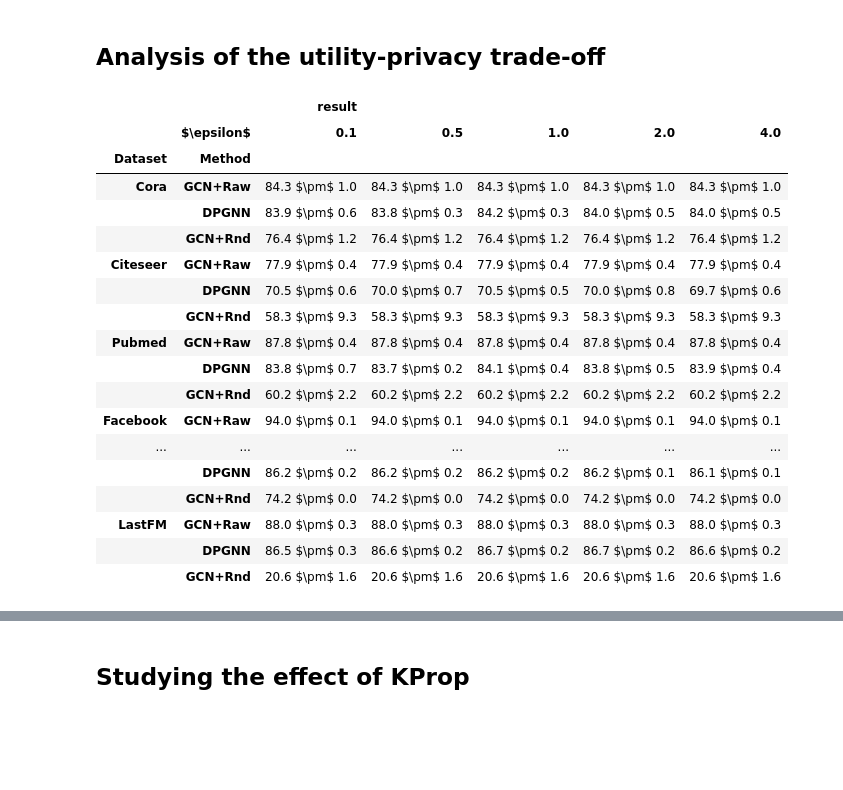
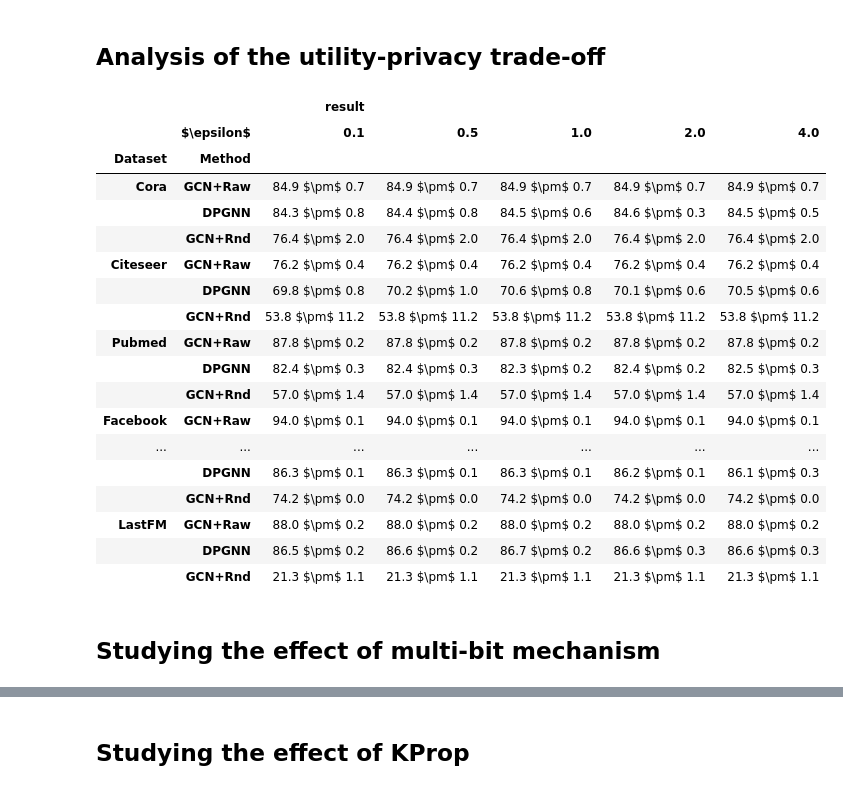
Before and after one commit to sisaman/LPGNN, a Jupyter notebook: results.ipynb, the cells around one changed output, grey strips where cells are left out. Cells and saved outputs as stored; diff of their text form; code cells hidden in the pictures; blank space fills up the shorter version.

```diff
--- a/results.ipynb
+++ b/results.ipynb
@@ -143,3 +78,6 @@ def latex_output(df_results, top_method, colored_method=None, color=None, size=N
+# %%
+results_path = 'results-old/'
+datasets = available_datasets()
 # %% [markdown]
 ## Analysis of the utility-privacy trade-off
 # %%
@@ -188,46 +124,48 @@ data_rnd = explode(data_rnd, col='eps', val=epsilons)
 # %%
 names = {
     'raw': '1-GCN+Raw',
     'mbm': '2-DPGNN',
     'rnd': '3-GCN+Rnd',
     'cora': '1-Cora',
     'citeseer': '2-Citeseer',
     'pubmed': '3-Pubmed',
     'facebook': '4-Facebook',
     'github': '5-Github',
     'lastfm': '6-LastFM'
 }
-df_mean = data_dpgnn.groupby(['dataset', 'eps', 'hop'])['value'].mean().reset_index()
-idx = df_mean.groupby(['dataset', 'eps'])['value'].transform(max) == df_mean['value']
+df_mean = data_dpgnn.groupby(['dataset', 'eps', 'step'])['test_acc'].mean().reset_index()
+idx = df_mean.groupby(['dataset', 'eps'])['test_acc'].transform(max) == df_mean['test_acc']
 df_max = df_mean[idx]
-df_final = data_dpgnn.merge(df_max.drop(columns='value'), on=['dataset', 'eps', 'hop'], how='inner')
+df_final = data_dpgnn.merge(df_max.drop(columns='test_acc'), on=['dataset', 'eps', 'step'], how='inner')
 data = df_final.append(data_gcn, ignore_index=True).append(data_rnd, ignore_index=True)
-data = data.groupby(['dataset', 'method', 'eps']).agg({'value': ['mean', lambda x: np.std(x)]}).reset_index()
+data = data.groupby(['dataset', 'method', 'eps']).agg({'test_acc': ['mean', lambda x: np.std(x)]}).reset_index()
 data = data.replace(names)
 data.columns = ['Dataset', 'Method', '$\epsilon$', 'mean', 'std']
-data['result'] = data[['mean', 'std']].apply(lambda row: '%.1f $\pm$ %.1f' % (row['mean']*100, row['std']*100), axis=1)
+data['result'] = data[['mean', 'std']].apply(lambda row: '%.1f $\pm$ %.1f' % (row['mean'], row['std']), axis=1)
 data = data.drop(columns=['mean', 'std']).set_index(['Dataset', 'Method', '$\epsilon$'])
 data = data.unstack()
 data = data.rename(index=lambda name: name[2:] if name[1] == '-' else name)
 data
 # latex_output(data, top_method='GCN+Raw', size='\scriptsize', color='blue', colored_method='DPGNN')
 # %% [output]
 |  |  | result |  |  |  |  |
 |  | $\epsilon$ | 0.1 | 0.5 | 1.0 | 2.0 | 4.0 |
 | Dataset | Method |  |  |  |  |  |
-| Cora | GCN+Raw | 84.3 $\pm$ 1.0 | 84.3 $\pm$ 1.0 | 84.3 $\pm$ 1.0 | 84.3 $\pm$ 1.0 | 84.3 $\pm$ 1.0 |
-|  | DPGNN | 83.9 $\pm$ 0.6 | 83.8 $\pm$ 0.3 | 84.2 $\pm$ 0.3 | 84.0 $\pm$ 0.5 | 84.0 $\pm$ 0.5 |
-|  | GCN+Rnd | 76.4 $\pm$ 1.2 | 76.4 $\pm$ 1.2 | 76.4 $\pm$ 1.2 | 76.4 $\pm$ 1.2 | 76.4 $\pm$ 1.2 |
-| Citeseer | GCN+Raw | 77.9 $\pm$ 0.4 | 77.9 $\pm$ 0.4 | 77.9 $\pm$ 0.4 | 77.9 $\pm$ 0.4 | 77.9 $\pm$ 0.4 |
-|  | DPGNN | 70.5 $\pm$ 0.6 | 70.0 $\pm$ 0.7 | 70.5 $\pm$ 0.5 | 70.0 $\pm$ 0.8 | 69.7 $\pm$ 0.6 |
-|  | GCN+Rnd | 58.3 $\pm$ 9.3 | 58.3 $\pm$ 9.3 | 58.3 $\pm$ 9.3 | 58.3 $\pm$ 9.3 | 58.3 $\pm$ 9.3 |
-| Pubmed | GCN+Raw | 87.8 $\pm$ 0.4 | 87.8 $\pm$ 0.4 | 87.8 $\pm$ 0.4 | 87.8 $\pm$ 0.4 | 87.8 $\pm$ 0.4 |
-|  | DPGNN | 83.8 $\pm$ 0.7 | 83.7 $\pm$ 0.2 | 84.1 $\pm$ 0.4 | 83.8 $\pm$ 0.5 | 83.9 $\pm$ 0.4 |
-|  | GCN+Rnd | 60.2 $\pm$ 2.2 | 60.2 $\pm$ 2.2 | 60.2 $\pm$ 2.2 | 60.2 $\pm$ 2.2 | 60.2 $\pm$ 2.2 |
+| Cora | GCN+Raw | 84.9 $\pm$ 0.7 | 84.9 $\pm$ 0.7 | 84.9 $\pm$ 0.7 | 84.9 $\pm$ 0.7 | 84.9 $\pm$ 0.7 |
+|  | DPGNN | 84.3 $\pm$ 0.8 | 84.4 $\pm$ 0.8 | 84.5 $\pm$ 0.6 | 84.6 $\pm$ 0.3 | 84.5 $\pm$ 0.5 |
+|  | GCN+Rnd | 76.4 $\pm$ 2.0 | 76.4 $\pm$ 2.0 | 76.4 $\pm$ 2.0 | 76.4 $\pm$ 2.0 | 76.4 $\pm$ 2.0 |
+| Citeseer | GCN+Raw | 76.2 $\pm$ 0.4 | 76.2 $\pm$ 0.4 | 76.2 $\pm$ 0.4 | 76.2 $\pm$ 0.4 | 76.2 $\pm$ 0.4 |
+|  | DPGNN | 69.8 $\pm$ 0.8 | 70.2 $\pm$ 1.0 | 70.6 $\pm$ 0.8 | 70.1 $\pm$ 0.6 | 70.5 $\pm$ 0.6 |
+|  | GCN+Rnd | 53.8 $\pm$ 11.2 | 53.8 $\pm$ 11.2 | 53.8 $\pm$ 11.2 | 53.8 $\pm$ 11.2 | 53.8 $\pm$ 11.2 |
+| Pubmed | GCN+Raw | 87.8 $\pm$ 0.2 | 87.8 $\pm$ 0.2 | 87.8 $\pm$ 0.2 | 87.8 $\pm$ 0.2 | 87.8 $\pm$ 0.2 |
+|  | DPGNN | 82.4 $\pm$ 0.3 | 82.4 $\pm$ 0.3 | 82.3 $\pm$ 0.2 | 82.4 $\pm$ 0.2 | 82.5 $\pm$ 0.3 |
+|  | GCN+Rnd | 57.0 $\pm$ 1.4 | 57.0 $\pm$ 1.4 | 57.0 $\pm$ 1.4 | 57.0 $\pm$ 1.4 | 57.0 $\pm$ 1.4 |
 | Facebook | GCN+Raw | 94.0 $\pm$ 0.1 | 94.0 $\pm$ 0.1 | 94.0 $\pm$ 0.1 | 94.0 $\pm$ 0.1 | 94.0 $\pm$ 0.1 |
 | ... | ... | ... | ... | ... | ... | ... |
-|  | DPGNN | 86.2 $\pm$ 0.2 | 86.2 $\pm$ 0.2 | 86.2 $\pm$ 0.2 | 86.2 $\pm$ 0.1 | 86.1 $\pm$ 0.1 |
+|  | DPGNN | 86.3 $\pm$ 0.1 | 86.3 $\pm$ 0.1 | 86.3 $\pm$ 0.1 | 86.2 $\pm$ 0.1 | 86.1 $\pm$ 0.3 |
 |  | GCN+Rnd | 74.2 $\pm$ 0.0 | 74.2 $\pm$ 0.0 | 74.2 $\pm$ 0.0 | 74.2 $\pm$ 0.0 | 74.2 $\pm$ 0.0 |
-| LastFM | GCN+Raw | 88.0 $\pm$ 0.3 | 88.0 $\pm$ 0.3 | 88.0 $\pm$ 0.3 | 88.0 $\pm$ 0.3 | 88.0 $\pm$ 0.3 |
-|  | DPGNN | 86.5 $\pm$ 0.3 | 86.6 $\pm$ 0.2 | 86.7 $\pm$ 0.2 | 86.7 $\pm$ 0.2 | 86.6 $\pm$ 0.2 |
-|  | GCN+Rnd | 20.6 $\pm$ 1.6 | 20.6 $\pm$ 1.6 | 20.6 $\pm$ 1.6 | 20.6 $\pm$ 1.6 | 20.6 $\pm$ 1.6 |
+| LastFM | GCN+Raw | 88.0 $\pm$ 0.2 | 88.0 $\pm$ 0.2 | 88.0 $\pm$ 0.2 | 88.0 $\pm$ 0.2 | 88.0 $\pm$ 0.2 |
+|  | DPGNN | 86.5 $\pm$ 0.2 | 86.6 $\pm$ 0.2 | 86.7 $\pm$ 0.2 | 86.6 $\pm$ 0.3 | 86.6 $\pm$ 0.3 |
+|  | GCN+Rnd | 21.3 $\pm$ 1.1 | 21.3 $\pm$ 1.1 | 21.3 $\pm$ 1.1 | 21.3 $\pm$ 1.1 | 21.3 $\pm$ 1.1 |
+# %% [markdown]
+## Studying the effect of multi-bit mechanism
```
Also changed, not shown: parts of 27 cells of this notebook.
